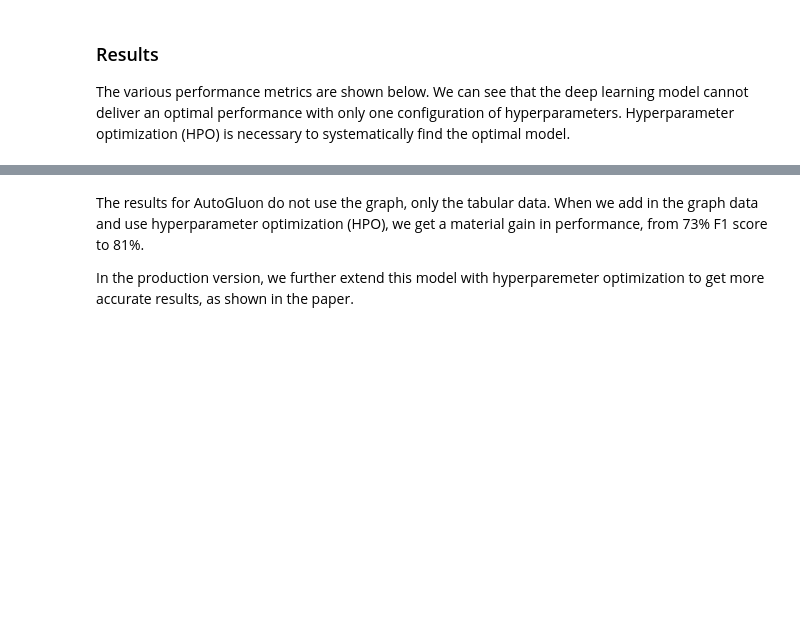
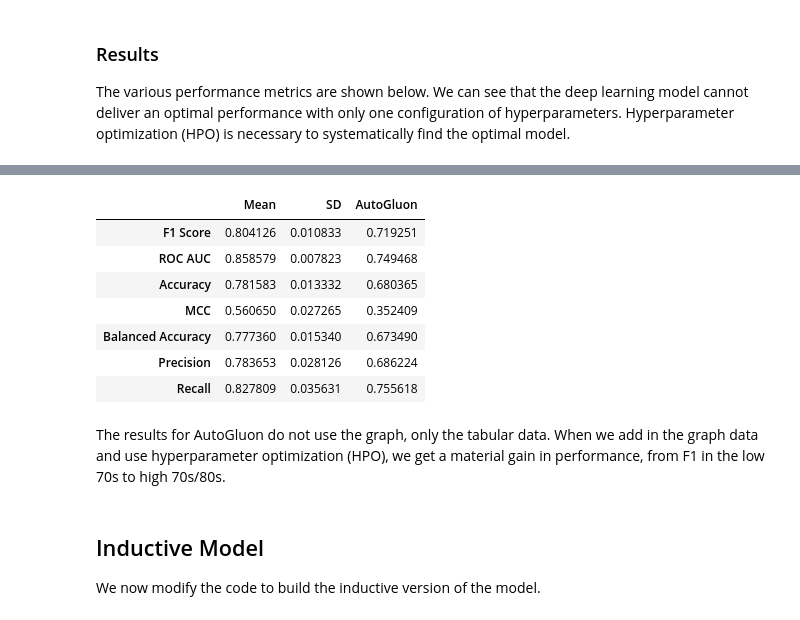
Before and after one commit to awslabs/sagemaker-graph-based-credit-scoring, a Jupyter notebook: notebook.ipynb, the cells around one changed output, grey strips where cells are left out. Drawn from its saved outputs; the diff is of its cells as text; code cells hidden in the pictures; blank space fills up the shorter version.

```diff
--- a/notebook.ipynb
+++ b/notebook.ipynb
@@ -434,6 +653,22 @@ The various performance metrics are shown below. We can see that the deep learni
 # %%
-gcn_results
+res_mean = gcn_results_all.mean(axis=0)
+res_sd = gcn_results_all.std(axis=0)
+res = pd.concat([res_mean, res_sd], axis=1)
+res.columns = ["Mean", "SD"]
+res = pd.concat([res, ag_results.T], axis=1)
+res
+# %% [output]
+|  | Mean | SD | AutoGluon |
+| F1 Score | 0.804126 | 0.010833 | 0.719251 |
+| ROC AUC | 0.858579 | 0.007823 | 0.749468 |
+| Accuracy | 0.781583 | 0.013332 | 0.680365 |
+| MCC | 0.560650 | 0.027265 | 0.352409 |
+| Balanced Accuracy | 0.777360 | 0.015340 | 0.673490 |
+| Precision | 0.783653 | 0.028126 | 0.686224 |
+| Recall | 0.827809 | 0.035631 | 0.755618 |
 # %% [markdown]
-The results for AutoGluon do not use the graph, only the tabular data. When we add in the graph data and use hyperparameter optimization (HPO), we get a material gain in performance, from 73% F1 score to 81%.
-
-In the production version, we further extend this model with hyperparemeter optimization to get more accurate results, as shown in the paper.
+The results for AutoGluon do not use the graph, only the tabular data. When we add in the graph data and use hyperparameter optimization (HPO), we get a material gain in performance, from F1 in the low 70s to high 70s/80s.
+# %% [markdown]
+## Inductive Model
+
+We now modify the code to build the inductive version of the model.
```
Also changed, not shown: parts of 26 cells of this notebook, 6 other files.
